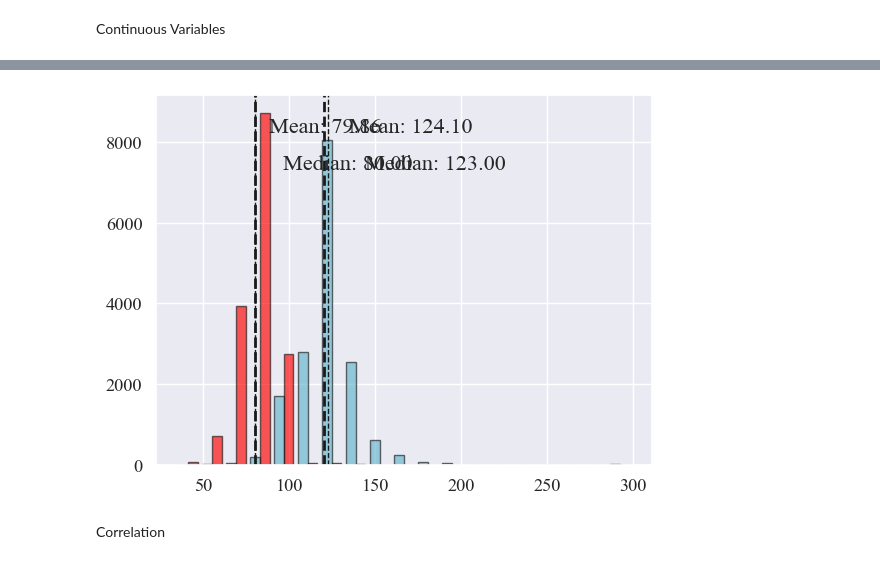
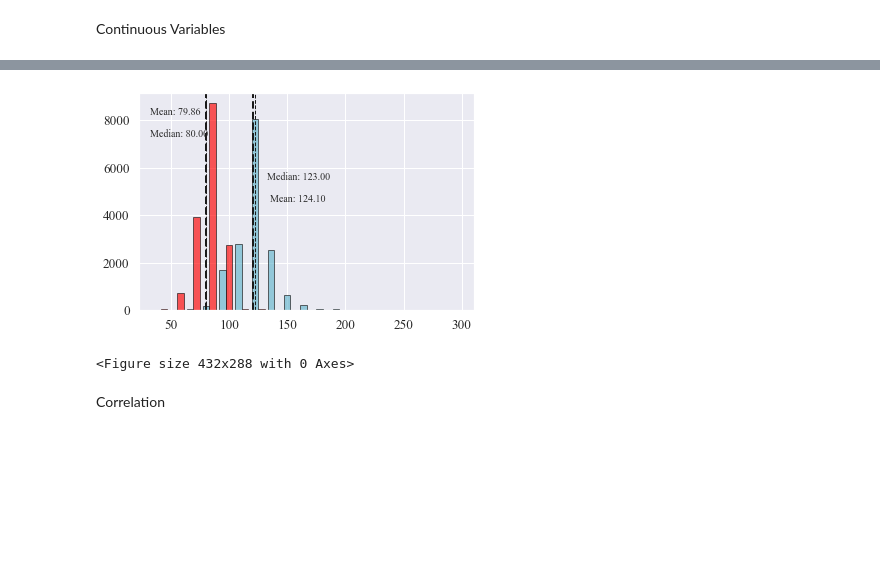
Before and after one commit to farrukh-ahmed/Case-Studies---Project-1, a Jupyter notebook: Notebooks/Project1-descriptive-data-analysis.ipynb, the cells around one changed output, grey strips where cells are left out. Saved outputs shown, nothing was run; the diff lists cells and outputs as text; code cells hidden in the pictures; blank space fills up the shorter version.

Commit message:
Upgrade Histogram

```diff
--- a/Notebooks/Project1-descriptive-data-analysis.ipynb
+++ b/Notebooks/Project1-descriptive-data-analysis.ipynb
@@ -216,28 +217,29 @@ plot.figure.savefig(os.path.join(PLOT_DIR_NAME, "messwert_bp_dia_Hist.pdf"), dpi
 # %%
 # Histogram Plot of the schaetzwert_bp_sys vs schaetzwert_by_dia Alternatively
 min_value = data_df['schaetzwert_bp_sys'].min()
 max_value = data_df['schaetzwert_bp_sys'].max()
 bins = np.linspace(min_value,max_value,20)
 
 result = plt.hist([data_df['schaetzwert_bp_sys'],data_df['schaetzwert_by_dia']], bins = bins, color=['c','red'], edgecolor='k', alpha=0.65)
 plt.axvline(data_df['schaetzwert_bp_sys'].mean(), color='k', linestyle='dashed', linewidth=1)
 plt.axvline(data_df['schaetzwert_bp_sys'].median(), color='k', linestyle='dashed', linewidth=2)
 
 min_ylim, max_ylim = plt.ylim()
-plt.text(data_df['schaetzwert_bp_sys'].mean()*1.1, max_ylim*0.9, 'Mean: {:.2f}'.format(data_df['messwert_bp_sys'].mean()))
-plt.text(data_df['schaetzwert_bp_sys'].median()*1.2, max_ylim*0.8, 'Median: {:.2f}'.format(data_df['messwert_bp_sys'].median()))
+plt.text(data_df['schaetzwert_bp_sys'].mean()*1.1, max_ylim*0.5, 'Mean: {:.2f}'.format(data_df['messwert_bp_sys'].mean()))
+plt.text(data_df['schaetzwert_bp_sys'].median()*1.1, max_ylim*0.6, 'Median: {:.2f}'.format(data_df['messwert_bp_sys'].median()))
 
 plt.axvline(data_df['schaetzwert_by_dia'].mean(), color='k', linestyle='dashed', linewidth=1)
 plt.axvline(data_df['schaetzwert_by_dia'].median(), color='k', linestyle='dashed', linewidth=2)
 
 min_ylim, max_ylim = plt.ylim()
-plt.text(data_df['schaetzwert_by_dia'].mean()*1.1, max_ylim*0.9, 'Mean: {:.2f}'.format(data_df['schaetzwert_by_dia'].mean()))
-plt.text(data_df['schaetzwert_by_dia'].median()*1.2, max_ylim*0.8, 'Median: {:.2f}'.format(data_df['schaetzwert_by_dia'].median()))
+plt.text(data_df['schaetzwert_by_dia'].mean()*0.4, max_ylim*0.9, 'Mean: {:.2f}'.format(data_df['schaetzwert_by_dia'].mean()))
+plt.text(data_df['schaetzwert_by_dia'].median()*0.4, max_ylim*0.8, 'Median: {:.2f}'.format(data_df['schaetzwert_by_dia'].median()))
 
 plt.show()
-plot.figure.savefig(os.path.join(PLOT_DIR_NAME, "Mix_Hist.pdf"), dpi=180, bbox_inches='tight')
+plt.savefig(os.path.join(PLOT_DIR_NAME, "Mix_Hist.pdf"), dpi=180, bbox_inches='tight')
 # %% [output]
-[figure, old version]
+[figure, new version]
+<Figure size 432x288 with 0 Axes>
 # %% [markdown]
 Correlation
 # %%
```
Also changed, not shown: parts of 2 cells of this notebook, 5 other files.
